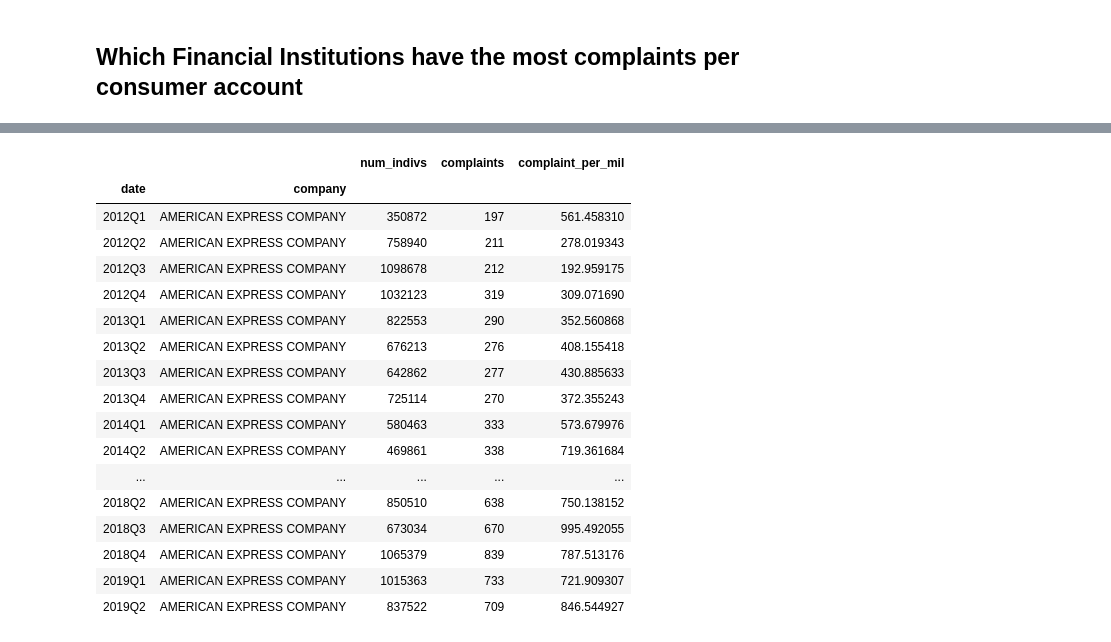
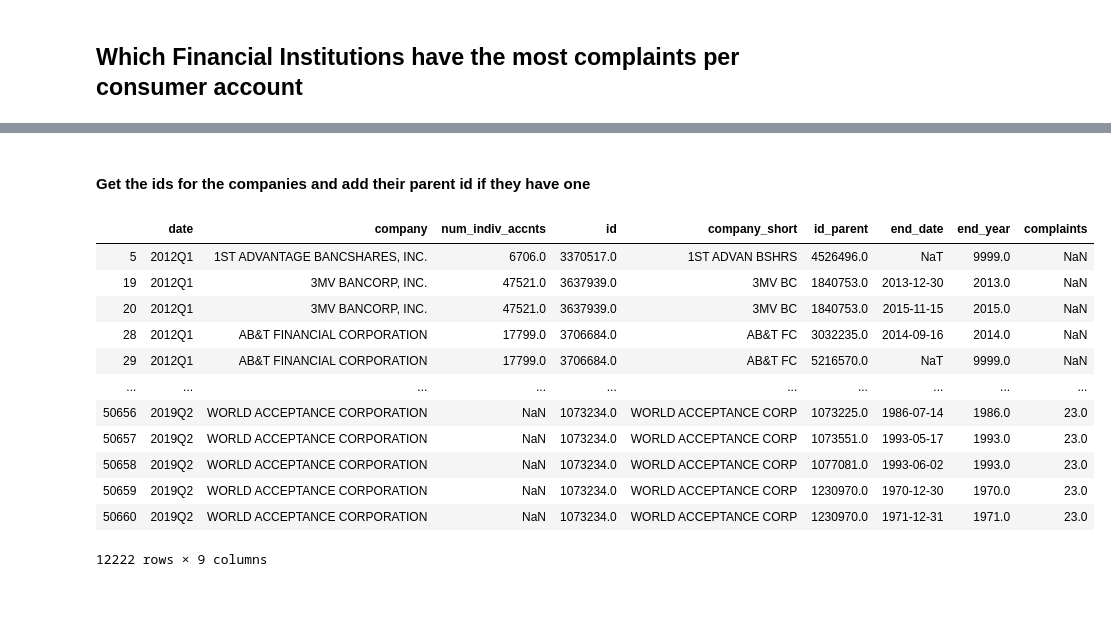
Before and after one commit to wyattpallen/QuickLooks, a Jupyter notebook: ConsumerComplaints/complaints.ipynb, the cells around one changed output, grey strips where cells are left out. Drawn from its saved outputs; the diff is of its cells as text; code cells hidden in the pictures; blank space fills up the shorter version.

Commit message:
added data to get parent child company info for complaints analyses

```diff
--- a/ConsumerComplaints/complaints.ipynb
+++ b/ConsumerComplaints/complaints.ipynb
@@ -109,9 +111,11 @@ accnts_df = pd.DataFrame(accnts_df.groupby(by=['date', 'company']).sum())
 # %%
-complaints_ser = complaints_df_cut[['Date received', 'Company']]
-complaints_ser = complaints_ser.dropna()
-complaints_ser.columns = ['date', 'company']
+complaints_count = complaints_df_cut[['Date received', 'Company']]
+complaints_count = complaints_count.dropna()
+complaints_count.columns = ['date', 'company']
 # Convert to counts for quarterly
-complaints_ser = complaints_ser.groupby(by=[complaints_ser['date'].dt.to_period('Q'), 'company'])['date'].value_counts()
-complaints_ser = complaints_ser.groupby([complaints_ser.index.get_level_values(0), complaints_ser.index.get_level_values(1)]).sum()
-complaints_ser = pd.DataFrame(complaints_ser)
-complaints_ser.columns = ['complaints']
+complaints_count = complaints_count.groupby(by=[complaints_count['date'].dt.to_period('Q'), 'company'])['date'].value_counts()
+complaints_count = complaints_count.groupby([complaints_count.index.get_level_values(0), complaints_count.index.get_level_values(1)]).sum()
+complaints_count = pd.DataFrame(complaints_count)
+complaints_count.columns = ['complaints']
+complaints_count = complaints_count.reset_index()
+complaints_count['company'] = complaints_count['company'].str.strip()
@@ -143,21 +122,37 @@ company_complaints_df.loc[('2019Q2',)].sort_values(by='complaint_per_mil', ascen
-# %%
-company_complaints_df.xs('AMERICAN EXPRESS COMPANY', level=1, drop_level=False)
-# %% [output]
-|  |  | num_indivs | complaints | complaint_per_mil |
-| date | company |  |  |  |
-| 2012Q1 | AMERICAN EXPRESS COMPANY | 350872 | 197 | 561.458310 |
-| 2012Q2 | AMERICAN EXPRESS COMPANY | 758940 | 211 | 278.019343 |
-| 2012Q3 | AMERICAN EXPRESS COMPANY | 1098678 | 212 | 192.959175 |
-| 2012Q4 | AMERICAN EXPRESS COMPANY | 1032123 | 319 | 309.071690 |
-| 2013Q1 | AMERICAN EXPRESS COMPANY | 822553 | 290 | 352.560868 |
-| 2013Q2 | AMERICAN EXPRESS COMPANY | 676213 | 276 | 408.155418 |
-| 2013Q3 | AMERICAN EXPRESS COMPANY | 642862 | 277 | 430.885633 |
-| 2013Q4 | AMERICAN EXPRESS COMPANY | 725114 | 270 | 372.355243 |
-| 2014Q1 | AMERICAN EXPRESS COMPANY | 580463 | 333 | 573.679976 |
-| 2014Q2 | AMERICAN EXPRESS COMPANY | 469861 | 338 | 719.361684 |
-| ... | ... | ... | ... | ... |
-| 2018Q2 | AMERICAN EXPRESS COMPANY | 850510 | 638 | 750.138152 |
-| 2018Q3 | AMERICAN EXPRESS COMPANY | 673034 | 670 | 995.492055 |
-| 2018Q4 | AMERICAN EXPRESS COMPANY | 1065379 | 839 | 787.513176 |
-| 2019Q1 | AMERICAN EXPRESS COMPANY | 1015363 | 733 | 721.909307 |
-| 2019Q2 | AMERICAN EXPRESS COMPANY | 837522 | 709 | 846.544927 |
+# %%
+attributes_df = pd.read_csv('data/CSV_ATTRIBUTES_ACTIVE.CSV', header=0, usecols=['#ID_RSSD', 'NM_LGL', 'NM_SHORT'])
+attributes_df.columns = ['id', 'company', 'company_short']
+attributes_df['company'] = attributes_df['company'].str.strip()
+relationships_df = pd.read_csv('data/CSV_RELATIONSHIPS.CSV', header=0, usecols=['#ID_RSSD_PARENT', 'ID_RSSD_OFFSPRING', 'D_DT_END'])
+relationships_df.columns = ['id_parent', 'id', 'end_date']
+relationships_df['end_year'] = relationships_df['end_date'].str.split().apply(lambda x: x[0]).str.split('/').apply(lambda x: int(x[-1]))
+relationships_df.loc[relationships_df['end_year'] == 9999, 'end_date'] = None # Make current relationship end_dates None for datetime conversion
+relationships_df['end_date'] = pd.to_datetime(relationships_df['end_date'])
+# %% [markdown]
+#### Get the ids for the companies and add their parent id if they have one
+# %%
+accnts_df = accnts_df.merge(attributes_df, on='company', how='left')
+accnts_df = accnts_df.merge(relationships_df, on='id', how='left')
+complaints_count = complaints_count.merge(attributes_df, on='company', how='left')
+complaints_count = complaints_count.merge(relationships_df, on='id', how='left')
+# Get ids for companies who has no parent, presently has a parent, or had a parent through the data collection date
+accnts_df = accnts_df[(accnts_df['end_date'].isnull()) | (accnts_df['date'] < accnts_df['end_date'])]
+accnts_df['date'] = accnts_df['date'].dt.to_period('Q') # Convert date to quarterly to reconcile with complaints
+# %%
+child_df = pd.concat([accnts_df[~accnts_df['id_parent'].isnull()], complaints_count[~complaints_count['id_parent'].isnull()]], sort=False)  # Child company has a parent id
+# %%
+child_df
+# %% [output]
+|  | date | company | num_indiv_accnts | id | company_short | id_parent | end_date | end_year | complaints |
+| 5 | 2012Q1 | 1ST ADVANTAGE BANCSHARES, INC. | 6706.0 | 3370517.0 | 1ST ADVAN BSHRS | 4526496.0 | NaT | 9999.0 | NaN |
+| 19 | 2012Q1 | 3MV BANCORP, INC. | 47521.0 | 3637939.0 | 3MV BC | 1840753.0 | 2013-12-30 | 2013.0 | NaN |
+| 20 | 2012Q1 | 3MV BANCORP, INC. | 47521.0 | 3637939.0 | 3MV BC | 1840753.0 | 2015-11-15 | 2015.0 | NaN |
+| 28 | 2012Q1 | AB&T FINANCIAL CORPORATION | 17799.0 | 3706684.0 | AB&T FC | 3032235.0 | 2014-09-16 | 2014.0 | NaN |
+| 29 | 2012Q1 | AB&T FINANCIAL CORPORATION | 17799.0 | 3706684.0 | AB&T FC | 5216570.0 | NaT | 9999.0 | NaN |
+| ... | ... | ... | ... | ... | ... | ... | ... | ... | ... |
+| 50656 | 2019Q2 | WORLD ACCEPTANCE CORPORATION | NaN | 1073234.0 | WORLD ACCEPTANCE CORP | 1073225.0 | 1986-07-14 | 1986.0 | 23.0 |
+| 50657 | 2019Q2 | WORLD ACCEPTANCE CORPORATION | NaN | 1073234.0 | WORLD ACCEPTANCE CORP | 1073551.0 | 1993-05-17 | 1993.0 | 23.0 |
+| 50658 | 2019Q2 | WORLD ACCEPTANCE CORPORATION | NaN | 1073234.0 | WORLD ACCEPTANCE CORP | 1077081.0 | 1993-06-02 | 1993.0 | 23.0 |
+| 50659 | 2019Q2 | WORLD ACCEPTANCE CORPORATION | NaN | 1073234.0 | WORLD ACCEPTANCE CORP | 1230970.0 | 1970-12-30 | 1970.0 | 23.0 |
+| 50660 | 2019Q2 | WORLD ACCEPTANCE CORPORATION | NaN | 1073234.0 | WORLD ACCEPTANCE CORP | 1230970.0 | 1971-12-31 | 1971.0 | 23.0 |
+12222 rows × 9 columns
```
Also changed, not shown: parts of 11 cells of this notebook, 3 other files.
